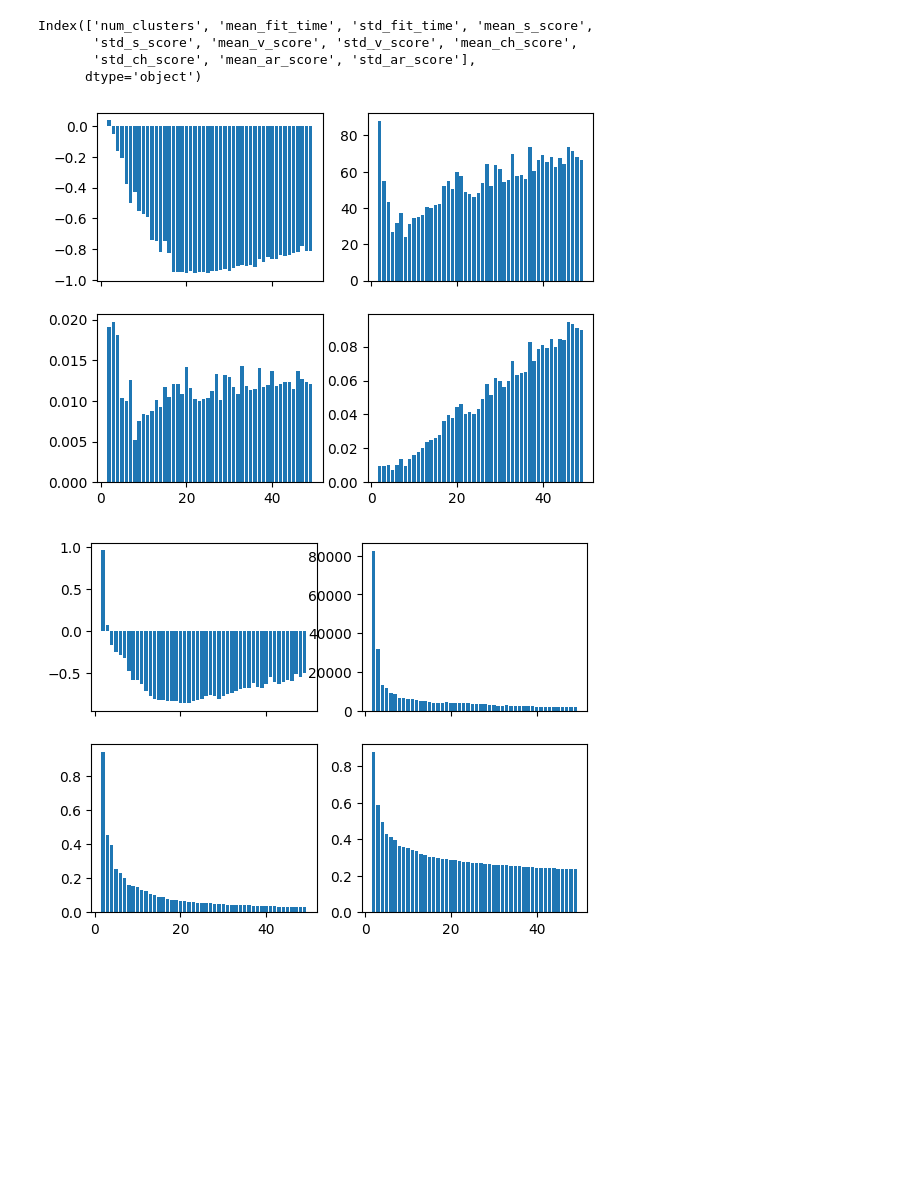
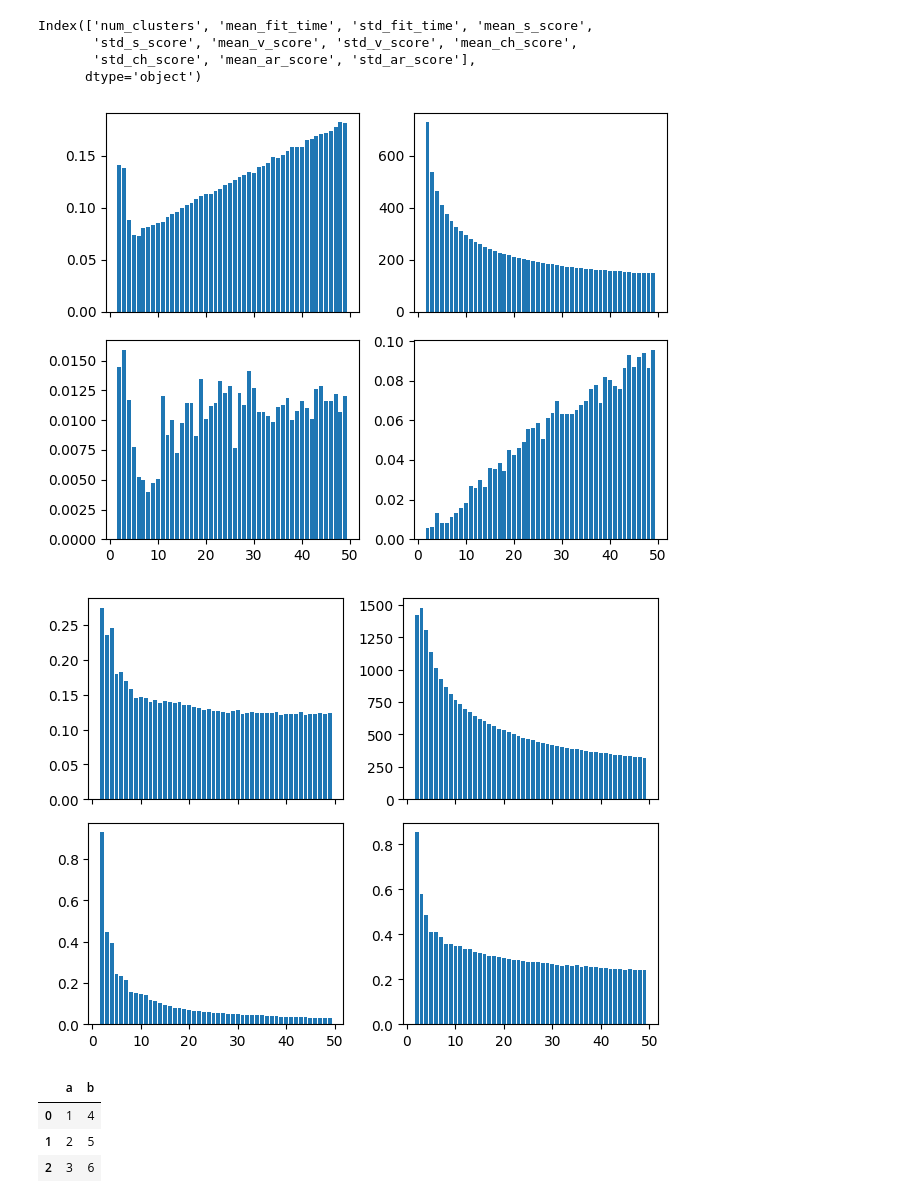
Before and after one commit to lboadi2/machine_learning, a Jupyter notebook: 3_unsupervised_learning/unsupe_models.ipynb, the cells around one changed output. Cells and saved outputs as stored; diff of their text form; code cells hidden in the pictures; blank space fills up the shorter version.

```diff
--- a/3_unsupervised_learning/unsupe_models.ipynb
+++ b/3_unsupervised_learning/unsupe_models.ipynb
@@ -196,6 +219,8 @@ def perform_kmeans(x_data, y_data, num_runs=5):
     ch_score_dict = {}
     v_score_dict = {}
     ar_score_dict = {}
+    x_train, x_test, y_train, y_test =\
+      train_test_split(x_data, y_data, test_size=0.2)
 
     for i in list(range(num_runs)):
 
@@ -208,21 +233,22 @@ def perform_kmeans(x_data, y_data, num_runs=5):
         for num in num_clusters:
 
             st = timeit.default_timer()
-            k_model = KMeans(n_init=10, n_clusters=num).fit(x_data)
+            k_model = KMeans(n_init=10, n_clusters=num).fit(x_train)
             et = timeit.default_timer()
-            k_model.fit(x_data, y_data)
             train_time_lst.append(et - st)
 
-            h,c,v = hcv_score(y_data, k_model.labels_)
+            y_pred = k_model.predict(x_test)
+
+            h,c,v = hcv_score(y_test, y_pred)
             v_score_lst.append(v)
-            ar_score_lst.append(ar_score(y_data, k_model.labels_))
+            ar_score_lst.append(ar_score(y_test, y_pred))
 
             ch_score_lst.append(
-                ch_score(y_data.to_numpy().reshape(-1,1), k_model.labels_.reshape(-1,1))
+                ch_score(x_train, k_model.labels_)
                 )
 
             s_score_lst.append(
-                s_score(y_data.to_numpy().reshape(-1,1), k_model.labels_.reshape(-1,1))
+                s_score(x_train, k_model.labels_)
                 )
 
 
@@ -252,4 +278,10 @@ def perform_kmeans(x_data, y_data, num_runs=5):
         'std_ar_score': df_ar_score.std(1)
         })
 
-    return df_results
+    # select the number of clusters based on ch score
+    mask = df_results['mean_ch_score'] == df_results['mean_ch_score'].max()
+    selected_n_clusters =df_results[mask]['num_clusters']
+    x_transformed = KMeans(n_init=10, n_clusters=selected_n_clusters.iloc[0]).\
+        fit_transform(x_data)
+
+    return df_results, selected_n_clusters, x_transformed
@@ -449,5 +726,5 @@ mlp = MLPClassifier(random_state=r_state)
 # %%
-km.fit_transform(x_shroom)
+KMeans().fit_transform(x_shroom)
 fig, ax = plt.subplots(2,2, sharex=True, sharey=True)
 ax = ax.flatten()
 ax[0].scatter(x_shroom.iloc[:,-1], x_shroom.iloc[:,-2], c=km.labels_)
@@ -525,30 +826,31 @@ Index(['num_clusters', 'mean_fit_time', 'std_fit_time', 'mean_s_score',
 # %%
 x = df_km_shroom['num_clusters']
 fig, axs = plt.subplots(2,2, sharex=True)
 axs = axs.flatten()
 
 # Score's do not require ground truth
 # The score is bounded between -1 for incorrect clustering
 #  and +1 for highly dense clustering.
 #  Scores around zero indicate overlapping clusters.
 # Sil score -> Higher is Better
 axs[0].bar(x,df_km_shroom['mean_s_score'])
 
 # The score is higher when clusters are dense and well separated,
 # which relates to a standard concept of a cluster.
 # CH SCORE -> Higher is Better
 axs[1].bar(x,df_km_shroom['mean_ch_score'])
 
 # Scores require ground truth labels
 # The higher the better
 axs[2].bar(x,df_km_shroom['mean_ar_score'])
 
 # The higher the better
 axs[3].bar(x,df_km_shroom['mean_v_score'])
 
+plt.tight_layout()
 plt.show()
 # %% [output]
-[figure, old version]
+[figure, new version]
 # %%
 x = df_km_wine['num_clusters']
 fig, axs = plt.subplots(2,2, sharex=True)
@@ -573,9 +875,10 @@ axs[2].bar(x,df_km_wine['mean_ar_score'])
 # The higher the better
 axs[3].bar(x,df_km_wine['mean_v_score'])
 
+plt.tight_layout()
 plt.show()
 # %% [output]
-[figure, old version]
+[figure, new version]
 # %%
 from sklearn.linear_model import LogisticRegression
 from sklearn.model_selection import GridSearchCV
@@ -663,3 +967,13 @@ df_result = pd.DataFrame({
 # %%
 plt.plot(df_result['num_components'],df_result['mean_recon_error'])
 plt.show()
+# %%
+df_1 = pd.DataFrame({'a':[1,2,3]})
+df_2 = pd.DataFrame({'b':[4,5,6]})
+df_c = pd.concat([df_1,df_2], axis=1)
+df_c
+# %% [output]
+|  | a | b |
+| 0 | 1 | 4 |
+| 1 | 2 | 5 |
+| 2 | 3 | 6 |
```
Also changed, not shown: parts of 34 cells of this notebook.
